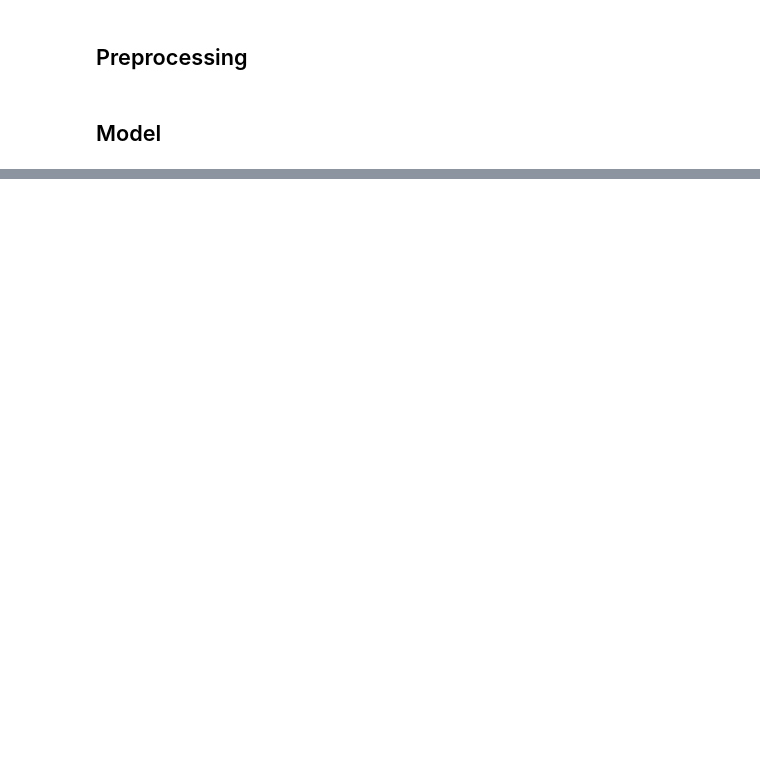
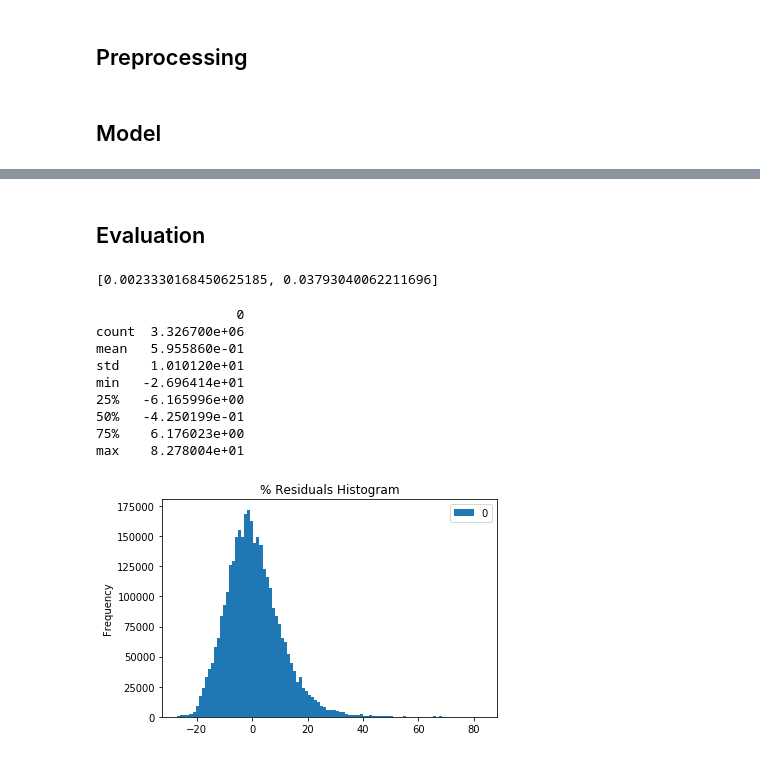
Before and after one commit to andmck1/nn-sdof, a Jupyter notebook: CNN.ipynb, the cells around one changed output, grey strips where cells are left out. Drawn from its saved outputs; the diff is of its cells as text; code cells hidden in the pictures; blank space fills up the shorter version.

```diff
--- a/CNN.ipynb
+++ b/CNN.ipynb
@@ -109,2 +56,10 @@ noise_output_vals = noise_output_data_scaled.values.reshape(-1,100)
+# %%
+x = train_df.loc[:, x_label].values[x_indices]
+y = train_df.loc[:, y_label].values[y_indices]
+# %%
+split_index = int(len(x)/3*2)
+x = x.reshape(-1, 100, 1)
+y = y.reshape(-1, 100)
+X_train, X_test, y_train, y_test = (x[:split_index], x[split_index:], y[:split_index], y[split_index:])
 # %% [markdown]
 ## Model
@@ -110,0 +109,4 @@ noise_output_vals = noise_output_data_scaled.values.reshape(-1,100)
+# %%
+# Create Model
+model = Model()
+model.create_model(X_train[0].shape)
@@ -110,0 +135,2 @@ noise_output_vals = noise_output_data_scaled.values.reshape(-1,100)
+# %%
+model.run_model(X_train, X_test, y_train, y_test)
@@ -111 +155,25 @@ noise_output_vals = noise_output_data_scaled.values.reshape(-1,100)
+# %% [markdown]
+## Evaluation
+# %%
+# Scores
+print(model.mdl.evaluate(X_test, y_test, verbose=0))
+# %% [output]
+[0.0023330168450625185, 0.03793040062211696]
+# %%
+# Error plot (%)
+preds = model.mdl.predict(X_test)
+resids = pd.DataFrame(((preds - y_test)/y_test).reshape(-1))  * 100
+resids.plot(kind='hist', bins=100, title='% Residuals Histogram')
+print(resids.describe())
+# %% [output]
+                  0
+count  3.326700e+06
+mean   5.955860e-01
+std    1.010120e+01
+min   -2.696414e+01
+25%   -6.165996e+00
+50%   -4.250199e-01
+75%    6.176023e+00
+max    8.278004e+01
+[figure, added]
 # %%
```
Also changed, not shown: parts of 25 cells of this notebook, 7 other files.
